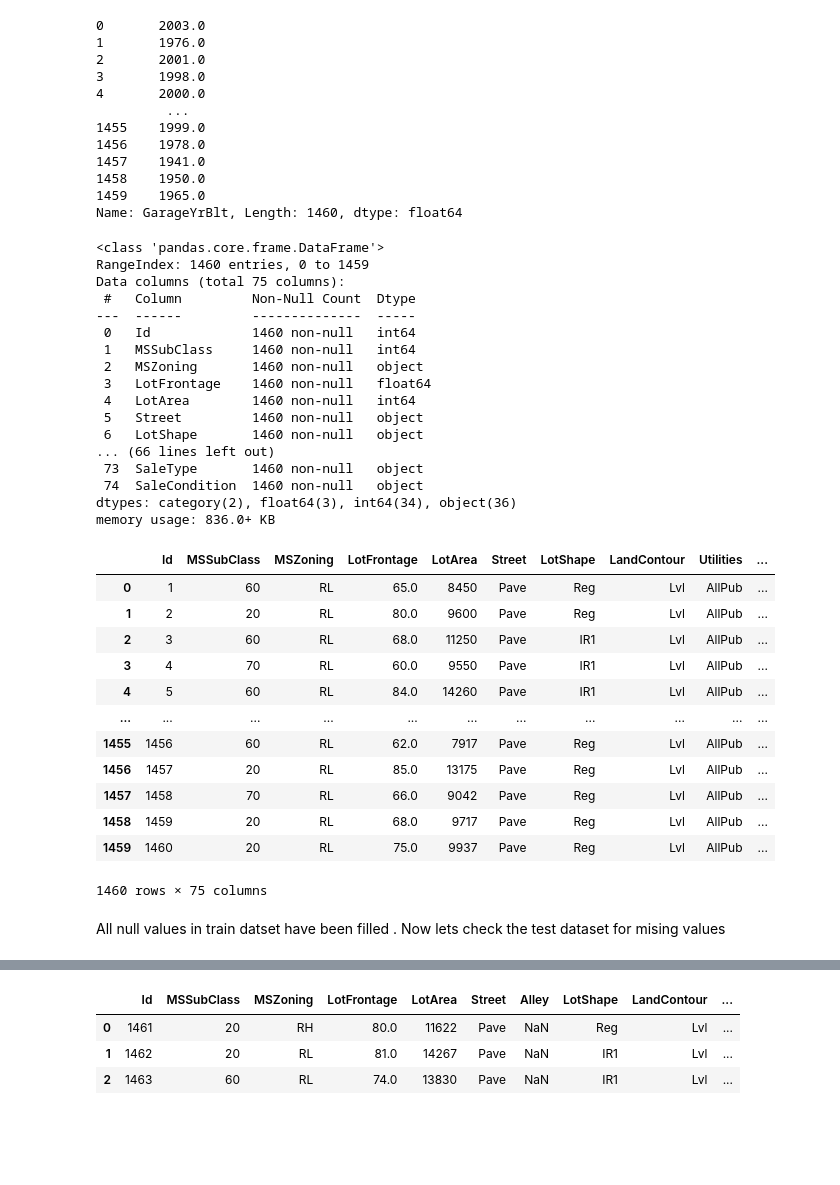
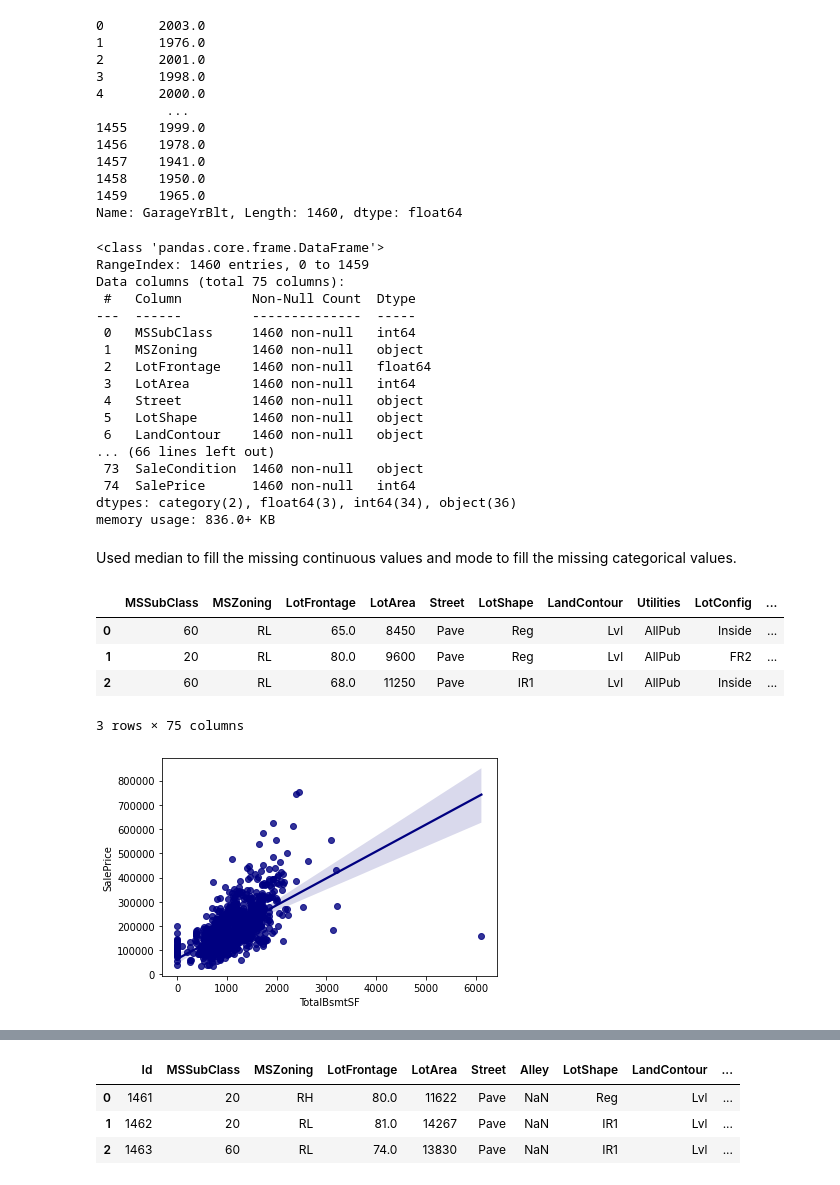
Before and after one commit to pranzalkhadka/HousingPrice, a Jupyter notebook: Housing_price.ipynb, the cells around one changed output, grey strips where cells are left out. Drawn from its saved outputs; the diff is of its cells as text; code cells hidden in the pictures; blank space fills up the shorter version.

```diff
--- a/Housing_price.ipynb
+++ b/Housing_price.ipynb
@@ -16,6 +13,6 @@ Saving housingtest.csv to housingtest (6).csv
 # %%
-train = pd.read_csv("housingtrain.csv")
-test = pd.read_csv("housingtest.csv")
+train = pd.read_csv("/content/drive/MyDrive/housingtrain.csv")
+test = pd.read_csv("/content/drive/MyDrive/housingtest.csv")
 # %%
 train.head(3)
 # %% [output]
@@ -47,3 +46,3 @@ memory usage: 924.0+ KB
 # %%
-x_train = train.drop(["PoolQC","Fence","MiscFeature","FireplaceQu","Alley","SalePrice"],axis =1)
+x_train = train.drop(["PoolQC","Fence","MiscFeature","FireplaceQu","Alley","Id"],axis =1)
 y_train = train["SalePrice"]
@@ -278,33 +282,30 @@ RangeIndex: 1460 entries, 0 to 1459
 Data columns (total 75 columns):
  #   Column         Non-Null Count  Dtype
 ---  ------         --------------  -----
- 0   Id             1460 non-null   int64
- 1   MSSubClass     1460 non-null   int64
- 2   MSZoning       1460 non-null   object
- 3   LotFrontage    1460 non-null   float64
- 4   LotArea        1460 non-null   int64
- 5   Street         1460 non-null   object
- 6   LotShape       1460 non-null   object
+ 0   MSSubClass     1460 non-null   int64
+ 1   MSZoning       1460 non-null   object
+ 2   LotFrontage    1460 non-null   float64
+ 3   LotArea        1460 non-null   int64
+ 4   Street         1460 non-null   object
+ 5   LotShape       1460 non-null   object
+ 6   LandContour    1460 non-null   object
 ... (66 lines left out)
- 73  SaleType       1460 non-null   object
- 74  SaleCondition  1460 non-null   object
+ 73  SaleCondition  1460 non-null   object
+ 74  SalePrice      1460 non-null   int64
 dtypes: category(2), float64(3), int64(34), object(36)
 memory usage: 836.0+ KB
+# %% [markdown]
+Used median to fill the missing continuous values and mode to fill the missing categorical values.
 # %%
-x_train
+x_train.head(3)
 # %% [output]
-|  | Id | MSSubClass | MSZoning | LotFrontage | LotArea | Street | LotShape | LandContour | Utilities | ... |
-| 0 | 1 | 60 | RL | 65.0 | 8450 | Pave | Reg | Lvl | AllPub | ... |
-| 1 | 2 | 20 | RL | 80.0 | 9600 | Pave | Reg | Lvl | AllPub | ... |
-| 2 | 3 | 60 | RL | 68.0 | 11250 | Pave | IR1 | Lvl | AllPub | ... |
-| 3 | 4 | 70 | RL | 60.0 | 9550 | Pave | IR1 | Lvl | AllPub | ... |
-| 4 | 5 | 60 | RL | 84.0 | 14260 | Pave | IR1 | Lvl | AllPub | ... |
-| ... | ... | ... | ... | ... | ... | ... | ... | ... | ... | ... |
-| 1455 | 1456 | 60 | RL | 62.0 | 7917 | Pave | Reg | Lvl | AllPub | ... |
-| 1456 | 1457 | 20 | RL | 85.0 | 13175 | Pave | Reg | Lvl | AllPub | ... |
-| 1457 | 1458 | 70 | RL | 66.0 | 9042 | Pave | Reg | Lvl | AllPub | ... |
-| 1458 | 1459 | 20 | RL | 68.0 | 9717 | Pave | Reg | Lvl | AllPub | ... |
-| 1459 | 1460 | 20 | RL | 75.0 | 9937 | Pave | Reg | Lvl | AllPub | ... |
+|  | MSSubClass | MSZoning | LotFrontage | LotArea | Street | LotShape | LandContour | Utilities | LotConfig | ... |
+| 0 | 60 | RL | 65.0 | 8450 | Pave | Reg | Lvl | AllPub | Inside | ... |
+| 1 | 20 | RL | 80.0 | 9600 | Pave | Reg | Lvl | AllPub | FR2 | ... |
+| 2 | 60 | RL | 68.0 | 11250 | Pave | IR1 | Lvl | AllPub | Inside | ... |
-1460 rows × 75 columns
+3 rows × 75 columns
-# %% [markdown]
-All null values in train datset have been filled . Now lets check the test dataset for mising values
+# %%
+sns.regplot(x = 'TotalBsmtSF', y = 'SalePrice', color = 'navy', data = x_train)
+plt.show()
+# %% [output]
+[figure, added]
```
Also changed, not shown: parts of 90 cells of this notebook.
